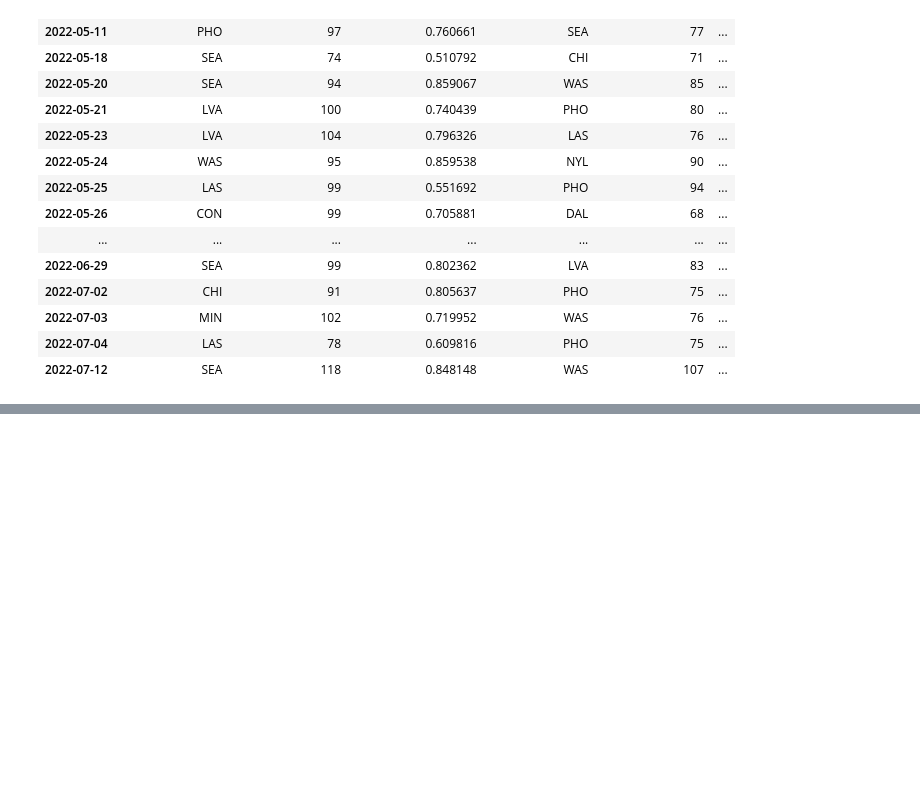
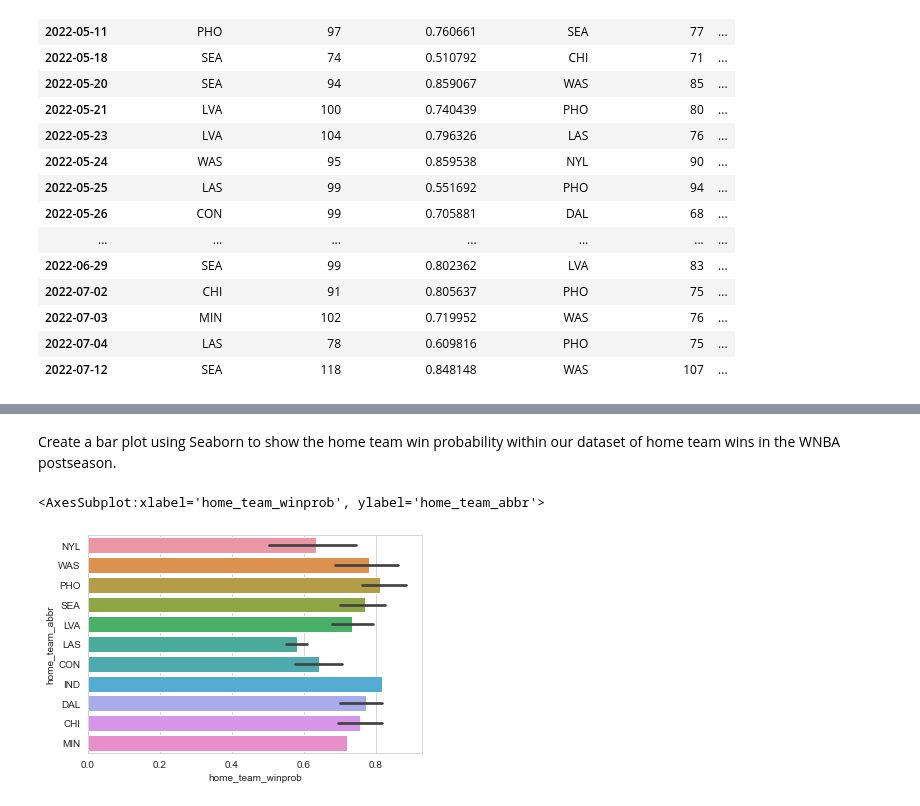
Before and after one commit to larsz-o/wnbaData, a Jupyter notebook: wnbaData.ipynb, the cells around one changed output, grey strips where cells are left out. Saved outputs shown, nothing was run; the diff lists cells and outputs as text; code cells hidden in the pictures; blank space fills up the shorter version.

```diff
--- a/wnbaData.ipynb
+++ b/wnbaData.ipynb
@@ -70,0 +86,8 @@ home_wins.head(30)
+# %% [markdown]
+Create a bar plot using Seaborn to show the home team win probability within our dataset of home team wins in the WNBA postseason.
+# %%
+sns.set_style("whitegrid")
+sns.barplot(x="home_team_winprob", y="home_team_abbr", data=home_wins)
+# %% [output]
+<AxesSubplot:xlabel='home_team_winprob', ylabel='home_team_abbr'>
+[figure, added]
```
Also changed, not shown: parts of 8 cells of this notebook.
